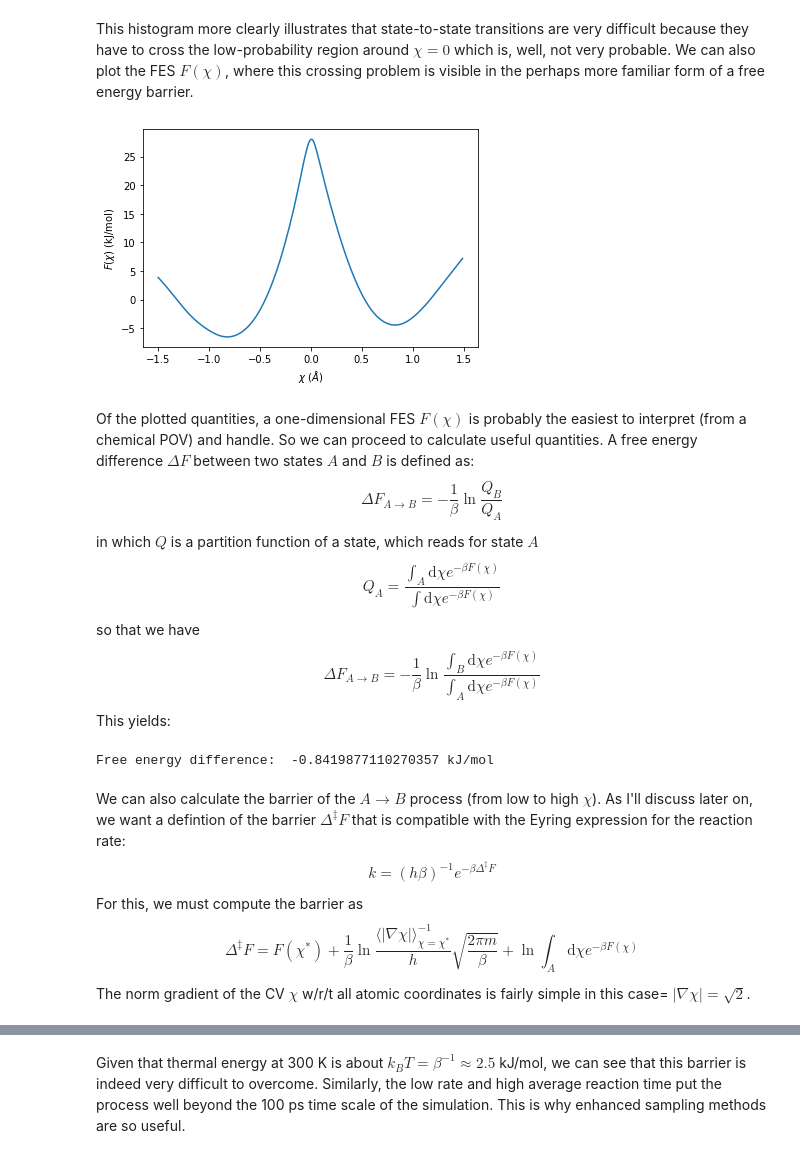
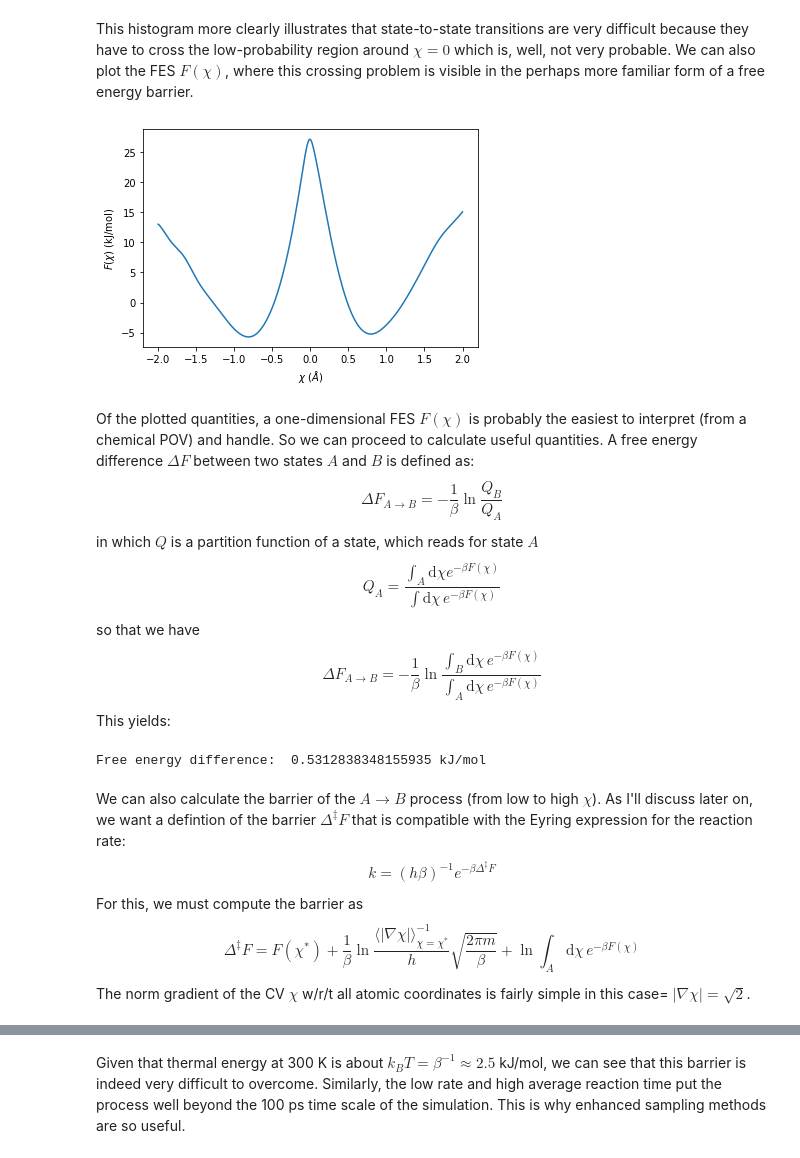
Before and after one commit to kbal/winterschool2021, a Jupyter notebook: example2/analysis.ipynb, the cells around one changed output, grey strips where cells are left out. Cells and saved outputs as stored; diff of their text form; code cells hidden in the pictures.

```diff
--- a/example2/analysis.ipynb
+++ b/example2/analysis.ipynb
@@ -99,34 +99,34 @@ plt.show()
 This histogram more clearly illustrates that state-to-state transitions are very difficult because they have to cross the low-probability region around $\chi = 0$ which is, well, not very probable. We can also plot the FES $F(\chi)$, where this crossing problem is visible in the perhaps more familiar form of a free energy barrier.
 # %%
 F = np.loadtxt('fes1d', skiprows=1, usecols=1)
-plt.plot(cv[50:350],F[50:350])
+plt.plot(cv,F)
 plt.xlabel("$\chi$ ($\AA$)")
 plt.ylabel("$F(\chi)$ (kJ/mol)")
 plt.show()
 # %% [output]
-[figure, old version]
+[figure, new version]
 # %% [markdown]
 Of the plotted quantities, a one-dimensional FES $F(\chi)$ is probably the easiest to interpret (from a chemical POV) and handle. So we can proceed to calculate useful quantities. A free energy difference $\Delta F$ between two states $A$ and $B$ is defined as:
 $$\Delta F_{A \rightarrow B} = - \frac{1}{\beta} \ln \frac{Q_B}{Q_A}$$
 in which $Q$ is a partition function of a state, which reads for state $A$
-$$Q_A = \frac{\int_A \mathrm{d}\chi e^{-\beta F(\chi)}}{\int \mathrm{d}\chi e^{-\beta F(\chi)}}$$
+$$Q_A = \frac{\int_A \mathrm{d}\chi e^{-\beta F(\chi)}}{\int \mathrm{d}\chi \, e^{-\beta F(\chi)}}$$
 so that we have
-$$\Delta F_{A \rightarrow B} = - \frac{1}{\beta} \ln \frac{\int_B \mathrm{d}\chi e^{-\beta F(\chi)}}{\int_A \mathrm{d}\chi e^{-\beta F(\chi)}}$$
+$$\Delta F_{A \rightarrow B} = - \frac{1}{\beta} \ln \frac{\int_B \mathrm{d}\chi \, e^{-\beta F(\chi)}}{\int_A \mathrm{d}\chi \, e^{-\beta F(\chi)}}$$
 This yields:
 # %%
 kT = 2.494339
 dx = 0.01 # integration step size
-FA = np.exp(-F[50:200]/kT)
-FB = np.exp(-F[20:350]/kT)
+FA = np.exp(-F[0:200]/kT)
+FB = np.exp(-F[200:400]/kT)
 DeltaF = -kT*np.log(np.sum(FB)/np.sum(FA))
 print("Free energy difference: ", DeltaF, "kJ/mol")
 # %% [output]
-Free energy difference:  -0.8419877110270357 kJ/mol
+Free energy difference:  0.5312838348155935 kJ/mol
 # %% [markdown]
 We can also calculate the barrier of the $A \rightarrow B$ process (from low to high $\chi$). As I'll discuss later on, we want a defintion of the barrier $\Delta^\ddagger F$ that is compatible with the Eyring expression for the reaction rate:
 $$k = (h \beta)^{-1} e^{-\beta \Delta^\ddagger F}$$
 For this, we must compute the barrier as
-$$\Delta^\ddagger F = F(\chi^*) + \frac{1}{\beta} \ln \frac{\langle |\nabla \chi| \rangle^{-1}_{\chi = \chi^*}}{h} \sqrt{\frac{2 \pi m}{\beta}} + \ln \int_A \mathrm{d}\chi e^{-\beta F(\chi)}$$
+$$\Delta^\ddagger F = F(\chi^*) + \frac{1}{\beta} \ln \frac{\langle |\nabla \chi| \rangle^{-1}_{\chi = \chi^*}}{h} \sqrt{\frac{2 \pi m}{\beta}} + \ln \int_A \mathrm{d}\chi \, e^{-\beta F(\chi)}$$
 The norm gradient of the CV $\chi$ w/r/t all atomic coordinates is fairly simple in this case= $|\nabla \chi| = \sqrt{2}$.
 # %%
 h = 6.626e-34 * 6.022e23 / 1000 # Planck constant in kJ/mol
```
Also changed, not shown: parts of 10 cells of this notebook, 8 other files.
